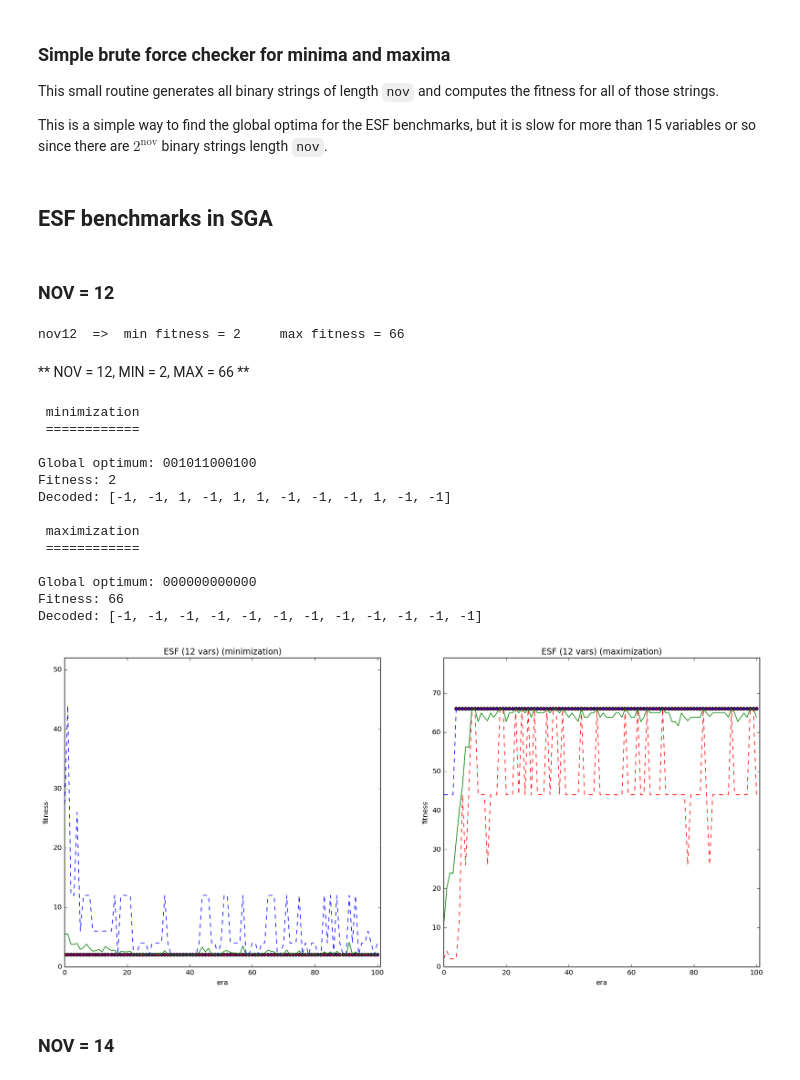
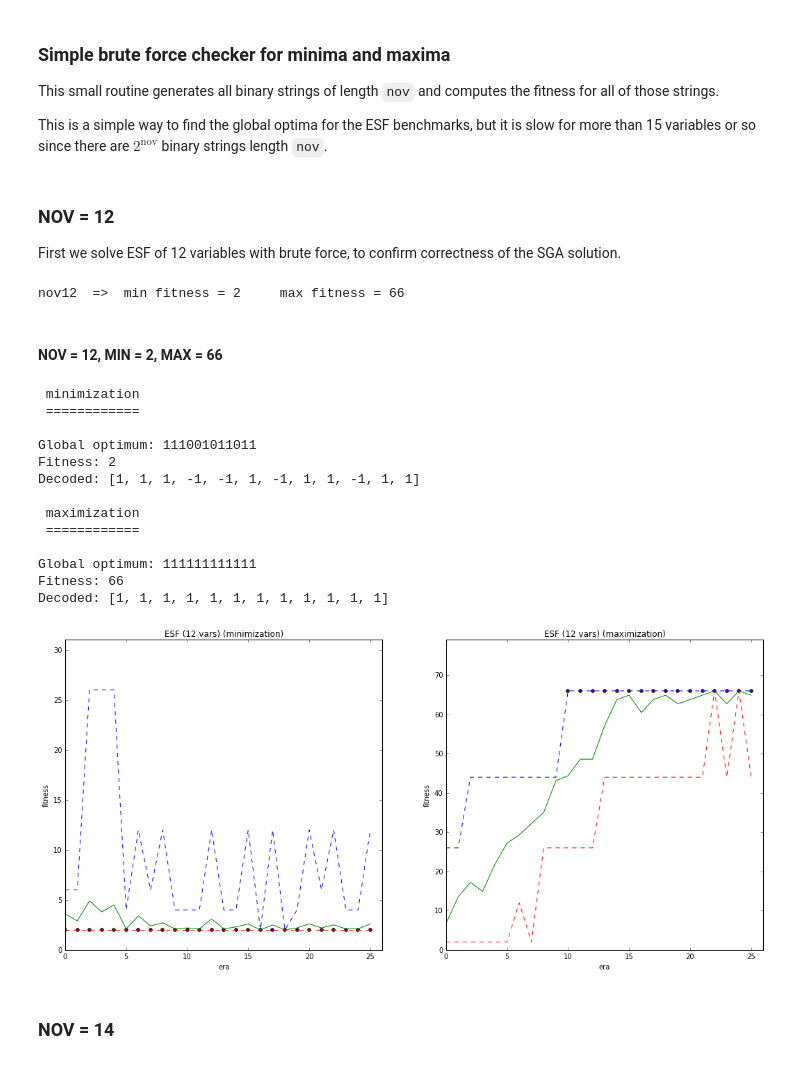
Before and after one commit to glifchits/simple-genetic-algorithm, a Jupyter notebook: SGA.ipynb, the cells around one changed output. Cells and saved outputs as stored; diff of their text form; code cells hidden in the pictures.

```diff
--- a/SGA.ipynb
+++ b/SGA.ipynb
@@ -518,30 +543,31 @@ def solve_and_print(nov):
-# %% [markdown]
-## ESF benchmarks in SGA
-# %% [markdown]
-### NOV = 12
+# %% [markdown]
+### NOV = 12
+
+First we solve ESF of 12 variables with brute force, to confirm correctness of the SGA solution.
 # %%
 solve_and_print(12)
 # %% [output]
 nov12  =>  min fitness = 2     max fitness = 66
 # %% [markdown]
-** NOV = 12, MIN = 2, MAX = 66 **
+#### NOV = 12, MIN = 2, MAX = 66
-# %%
-plot_esf_minmax(12)
-# %% [output]
- minimization
- ============
-
-Global optimum: 001011000100
-Fitness: 2
-Decoded: [-1, -1, 1, -1, 1, 1, -1, -1, -1, 1, -1, -1]
-
- maximization
- ============
-
-Global optimum: 000000000000
-Fitness: 66
-Decoded: [-1, -1, -1, -1, -1, -1, -1, -1, -1, -1, -1, -1]
-[figure, removed]
+# %%
+opts = { 'num_eras': 25 }
+plot_esf_minmax(12, min_ga_opts=opts, max_ga_opts=opts)
+# %% [output]
+ minimization
+ ============
+
+Global optimum: 111001011011
+Fitness: 2
+Decoded: [1, 1, 1, -1, -1, 1, -1, 1, 1, -1, 1, 1]
+
+ maximization
+ ============
+
+Global optimum: 111111111111
+Fitness: 66
+Decoded: [1, 1, 1, 1, 1, 1, 1, 1, 1, 1, 1, 1]
+[figure, added]
 # %% [markdown]
 ### NOV = 14
 # %%
```
Also changed, not shown: parts of 36 cells of this notebook.
